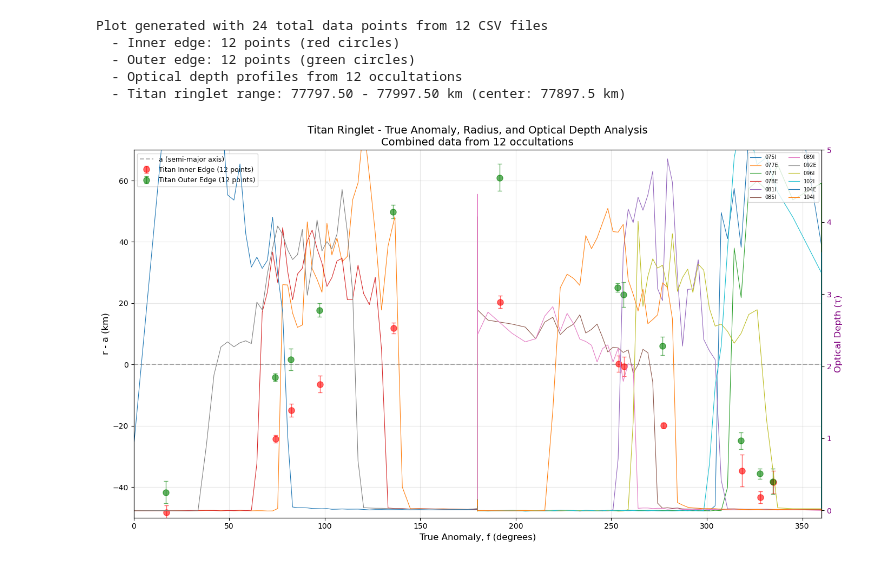
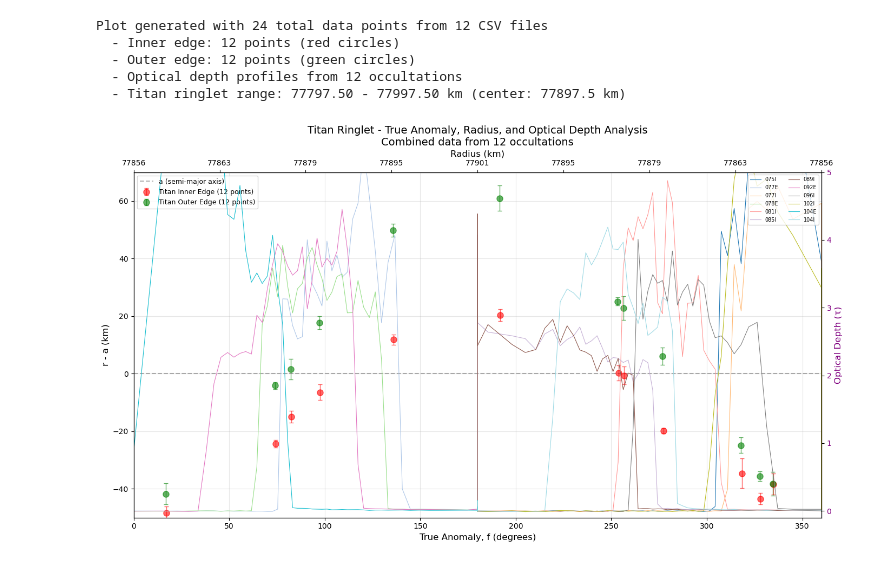
Before and after one commit to PKobrick/Research, a Jupyter notebook: True_Anomaly_Graph.ipynb, the cells around one changed output. Cells and saved outputs as stored; diff of their text form; code cells hidden in the pictures.

Commit message:
Added updated file
Got rid of other ringlet analysis except maxwell. Commented out everything with maxwell due to error with a_paper and e_paper values

```diff
--- a/True_Anomaly_Graph.ipynb
+++ b/True_Anomaly_Graph.ipynb
@@ -1864,15 +1026,40 @@ ax1.grid(True, alpha=0.3)
 # SECONDARY AXIS (RIGHT Y-AXIS): Optical Depth (τ)
 ax2 = ax1.twinx()
 
+# SECONDARY AXIS (TOP X-AXIS): Radius
+ax3 = ax1.twiny()
+
+# Calculate radius range from true anomaly range (0 to 360 degrees)
+# Using orbital equation: r = a(1-e²)/(1+e·cos(f))
+true_anomaly_range = np.linspace(0, 360, 1000)  # degrees
+true_anomaly_rad = true_anomaly_range * np.pi / 180
+radius_range = a_paper * (1 - e_paper**2) / (1 + e_paper * np.cos(true_anomaly_rad))
+
+# Set the radius axis limits and labels
+ax3.set_xlim(0, 360)  # Still in true anomaly coordinates
+ax3.set_xlabel('Radius (km)', fontsize=12)
+
+# Create custom tick positions and labels
+# Pick some representative true anomaly values and calculate their radii
+tick_anomalies = np.array([0, 45, 90, 135, 180, 225, 270, 315, 360])
+tick_radii = a_paper * (1 - e_paper**2) / (1 + e_paper * np.cos(tick_anomalies * np.pi / 180))
+
+ax3.set_xticks(tick_anomalies)
+ax3.set_xticklabels([f'{r:.0f}' for r in tick_radii])
+
 # Path to CSV files with median ringlet data
 csv_directory = '/Volumes/Flash Drive/Saturns rings Research/Data From Center of Ringlets CSV files/Center Median Ringlets'
 
 # Range around the center (±100 km)
 titan_range = 100  # km
 
+# For more colors to see the graph
+n_occultations = len(all_occultation_data)
+colors = cm.tab20(np.linspace(0, 1, n_occultations))
+
 # Now we need to plot tau vs true anomaly
 # For each occultation, we need to convert radius to true anomaly
-for occ_id, data in all_occultation_data.items():
+for idx, (occ_id, data) in enumerate(all_occultation_data.items()):
     radius = data['radius']
     tau = data['tau']
 
@@ -1916,7 +1103,7 @@ for occ_id, data in all_occultation_data.items():
     tau_titan = tau[titan_mask]
 
     if len(radius_titan) == 0:
-        print(f"{occ_id}: No data points in Titan range, skipping")
+        print(f"  No data points in Titan range, skipping")
         continue
 
     # Calculate true anomaly from radius
@@ -1931,32 +1118,33 @@ for occ_id, data in all_occultation_data.items():
 
     # Choose the correct branch based on Ingress/Egress
     if is_ingress:
         # Ingress: use 180-360° range
         true_anomaly_from_radius = 360 - true_anomaly_0_180
     else:
         # Egress: use 0-180° range
         true_anomaly_from_radius = true_anomaly_0_180
 
     # Plot optical depth vs true anomaly
     ax2.plot(true_anomaly_from_radius, tau_titan, '-', linewidth=0.8,
-             alpha=1, label=f'{occ_id}')
+             alpha=1, color=colors[idx], label=f'{occ_id}')
+
 
 # Format secondary y-axis
 ax2.set_ylabel('Optical Depth (τ)', fontsize=12, color='purple')
 ax2.tick_params(axis='y', labelcolor='purple')
 ax2.set_ylim(-.1, 5)  # Adjust based on your tau range
 
 # Title
 plt.title(f'Titan Ringlet - True Anomaly, Radius, and Optical Depth Analysis\nCombined data from {len(all_csv_names)} occultations',
           fontsize=14)
 
 # Legends
 lines1, labels1 = ax1.get_legend_handles_labels()
 lines2, labels2 = ax2.get_legend_handles_labels()
 ax1.legend(lines1, labels1, fontsize=9, loc='upper left')
 ax2.legend(lines2, labels2, fontsize=7, loc='upper right', ncol=2)
 
 plt.tight_layout()
 plt.show()
 # %% [output]
-[figure, old version]
+[figure, new version]
```
Also changed, not shown: parts of 15 cells of this notebook.
